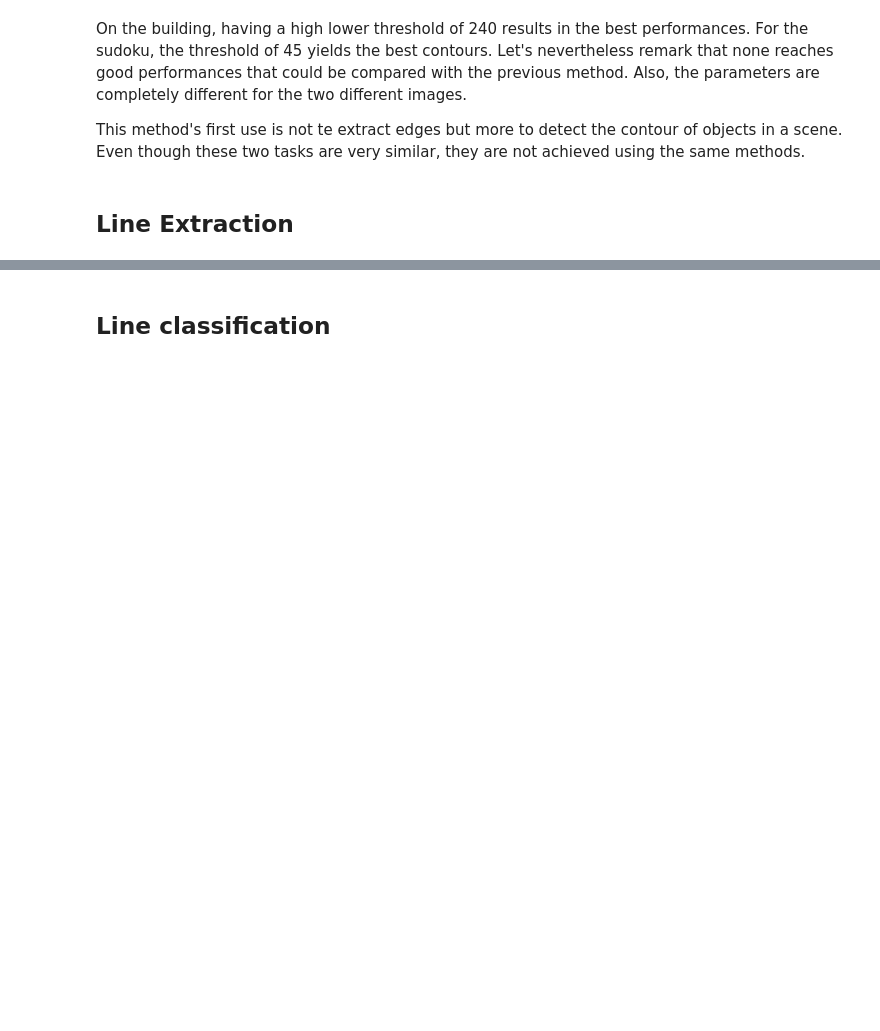
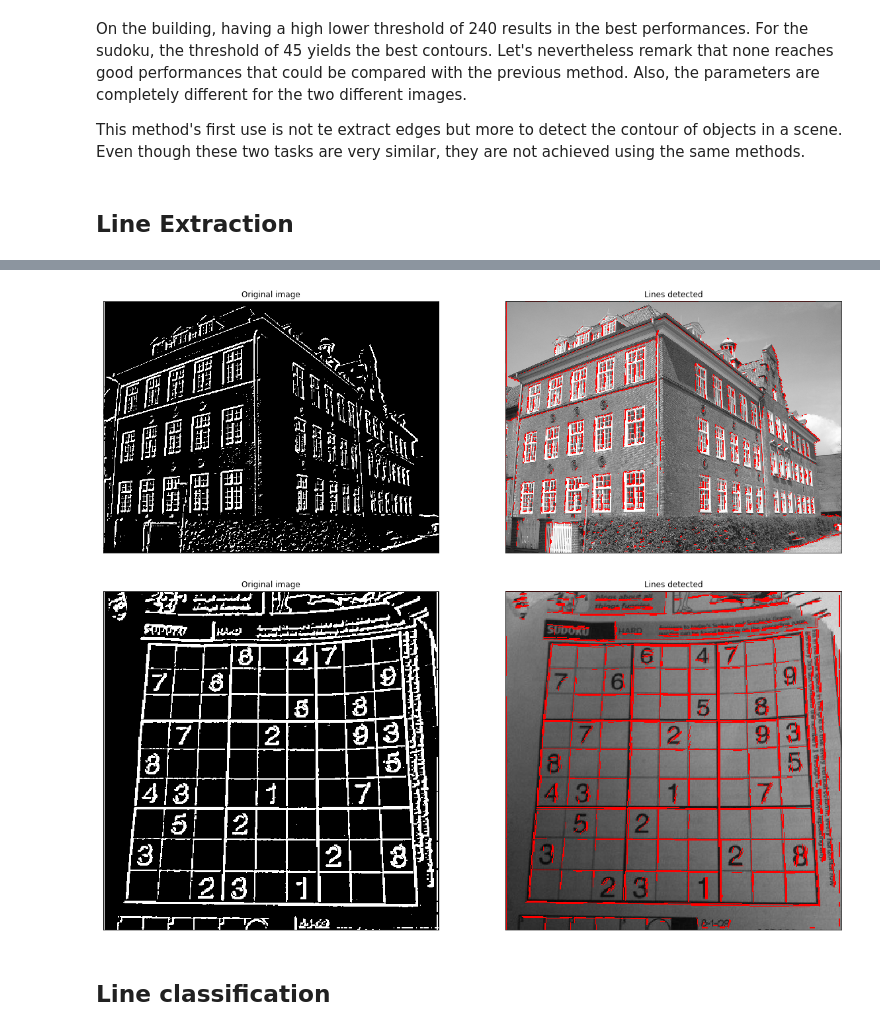
Before and after one commit to hokolomopo/Edge-and-Ellipse-detection, a Jupyter notebook: Report.ipynb, the cells around one changed output, grey strips where cells are left out. Drawn from its saved outputs; the diff is of its cells as text; code cells hidden in the pictures; blank space fills up the shorter version.

```diff
--- a/Report.ipynb
+++ b/Report.ipynb
@@ -120,2 +187,15 @@ This method's first use is not te extract edges but more to detect the contour o
+# %%
+img_0 = load_gray_img("img/building.png")
+img_1 = load_gray_img("img/sudoku.png")
+
+edge_img_0 = get_optimal_grads("building", "Sobel")
+edge_img_1 = get_optimal_grads("sudoku", "Sobel")
+
+
+hough_probabilist_print(edge_img_0, img_0, 1, 0.015, 50, 30, 5)
+hough_probabilist_print(edge_img_1, img_1, 1, 0.015, 50, 30, 5)
+# %% [output]
+[figure, added]
+[figure, added]
 # %% [markdown]
 ## Line classification
```
Also changed, not shown: parts of 8 cells of this notebook.
